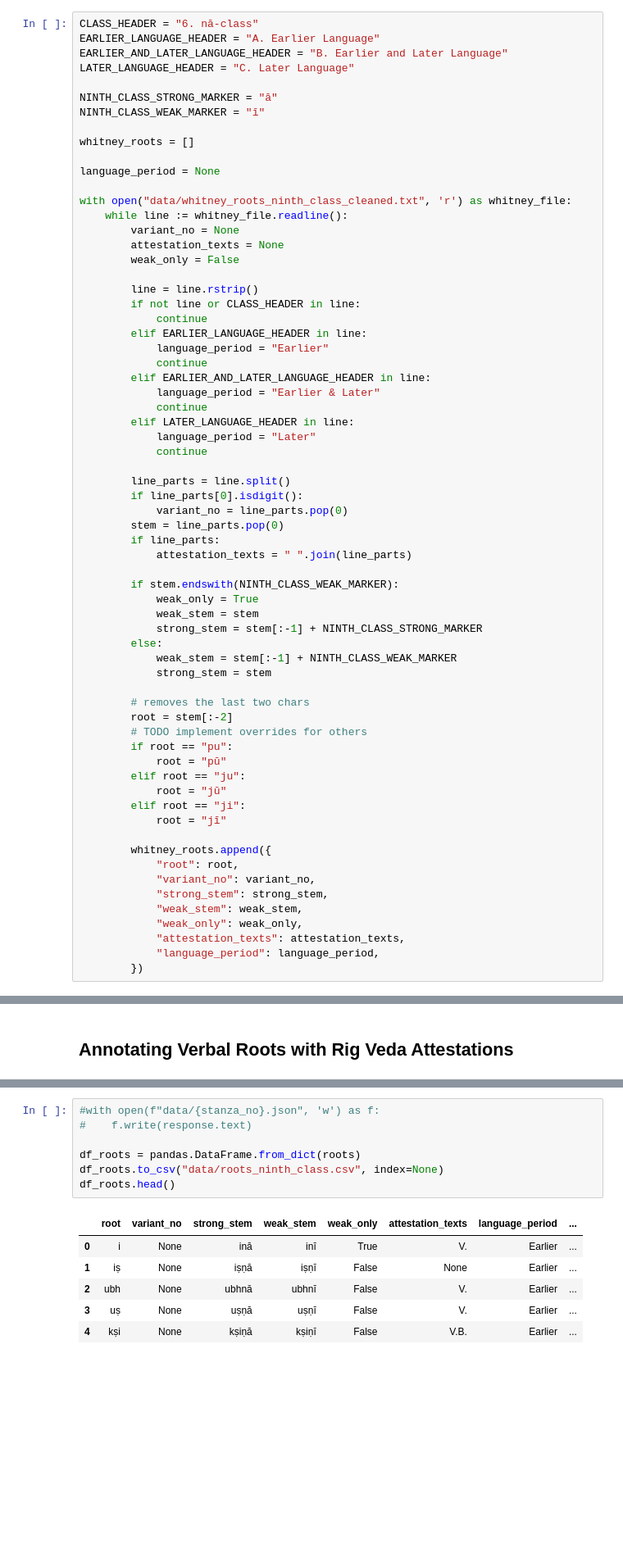
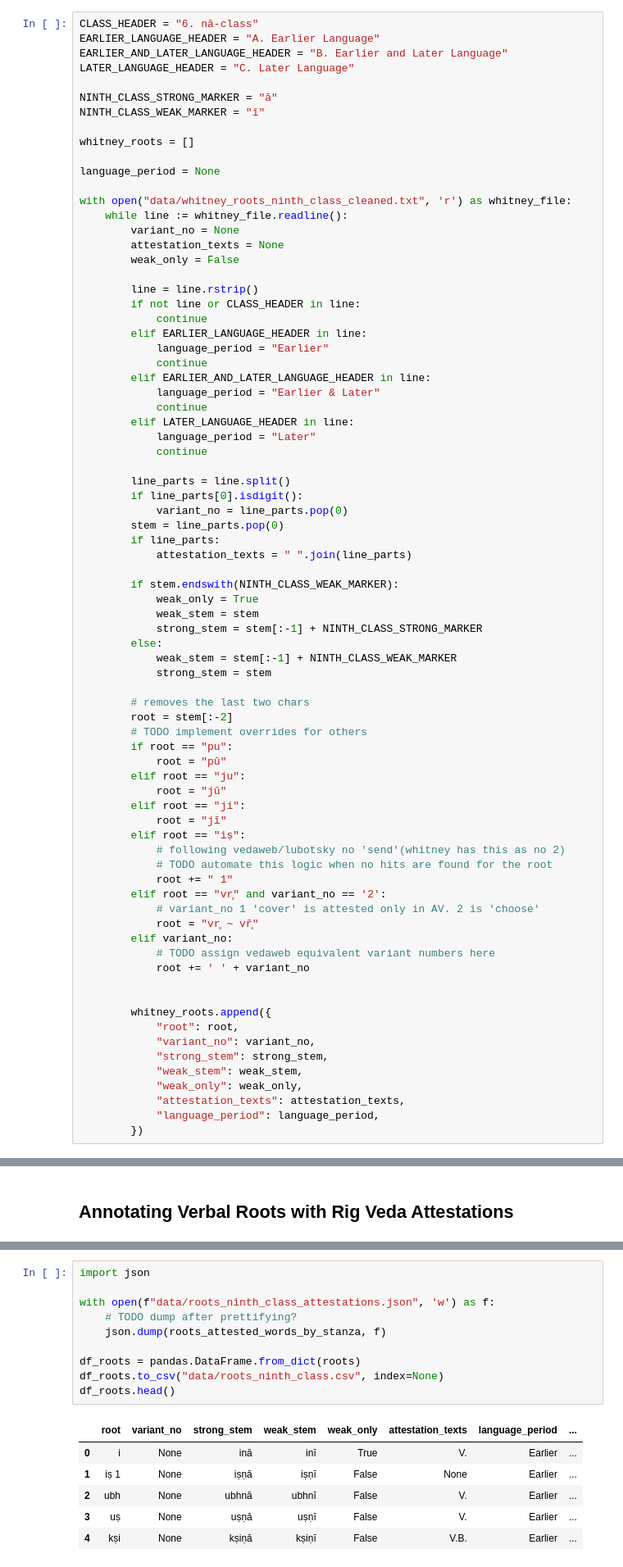
Before and after one commit to anupdhml/sanskrit_ninth_class_meter, a Jupyter notebook: README.ipynb, the cells around one changed output, grey strips where cells are left out. Shown: that part at 82% size. Saved outputs shown, nothing was run; the diff lists cells and outputs as text; blank space fills up the shorter version.

```diff
--- a/README.ipynb
+++ b/README.ipynb
@@ -77,6 +77,17 @@ with open("data/whitney_roots_ninth_class_cleaned.txt", 'r') as whitney_file:
             root = "jū"
         elif root == "ji":
             root = "jī"
+        elif root == "iṣ":
+            # following vedaweb/lubotsky no 'send'(whitney has this as no 2)
+            # TODO automate this logic when no hits are found for the root
+            root += " 1"
+        elif root == "vr̥" and variant_no == '2':
+            # variant_no 1 'cover' is attested only in AV. 2 is 'choose'
+            root = "vr̥ ~ vr̥̄"
+        elif variant_no:
+            # TODO assign vedaweb equivalent variant numbers here
+            root += ' ' + variant_no
+
 
         whitney_roots.append({
             "root": root,
@@ -330,14 +355,17 @@ Getting data for stem: vr̥ 2
 # %%
-#with open(f"data/{stanza_no}.json", 'w') as f:
-#    f.write(response.text)
+import json
+
+with open(f"data/roots_ninth_class_attestations.json", 'w') as f:
+    # TODO dump after prettifying?
+    json.dump(roots_attested_words_by_stanza, f)
 
 df_roots = pandas.DataFrame.from_dict(roots)
 df_roots.to_csv("data/roots_ninth_class.csv", index=None)
 df_roots.head()
 # %% [output]
 |  | root | variant_no | strong_stem | weak_stem | weak_only | attestation_texts | language_period | ... |
 | 0 | i | None | inā | inī | True | V. | Earlier | ... |
-| 1 | iṣ | None | iṣṇā | iṣṇī | False | None | Earlier | ... |
+| 1 | iṣ 1 | None | iṣṇā | iṣṇī | False | None | Earlier | ... |
 | 2 | ubh | None | ubhnā | ubhnī | False | V. | Earlier | ... |
 | 3 | uṣ | None | uṣṇā | uṣṇī | False | V. | Earlier | ... |
 | 4 | kṣi | None | kṣiṇā | kṣiṇī | False | V.B. | Earlier | ... |
```
Also changed, not shown: parts of 10 cells of this notebook, 4 other files.
